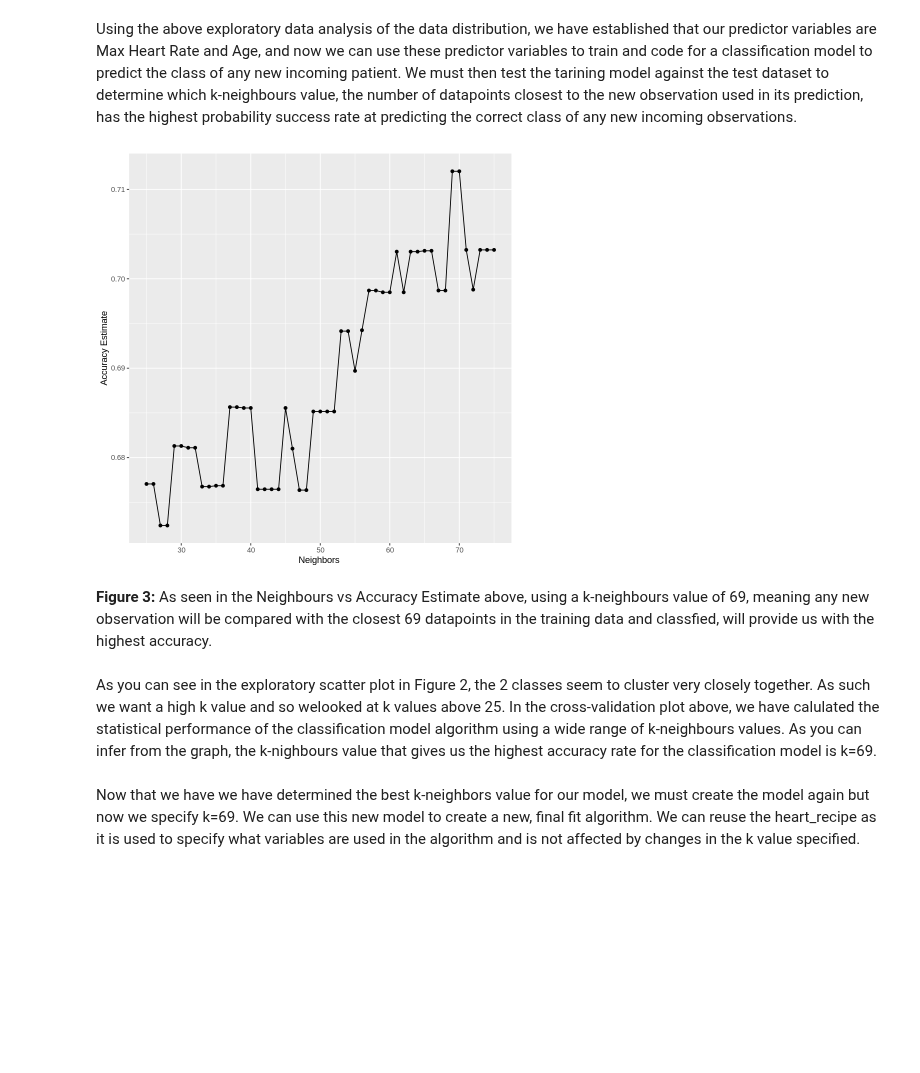
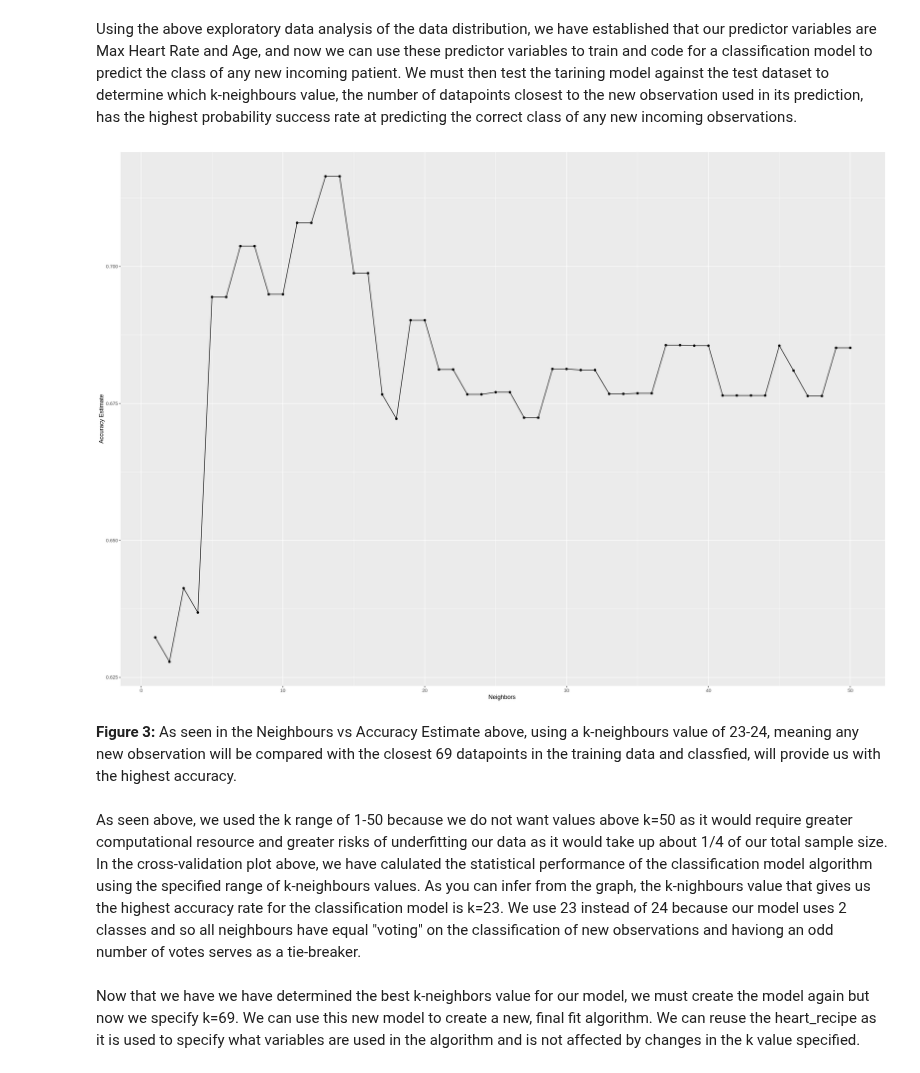
Before and after one commit to samdang03/DSCI-100_2022w2-Group-006, a Jupyter notebook: DCSI100-Final Project Report.ipynb, the cells around one changed output. Saved outputs shown, nothing was run; the diff lists cells and outputs as text; code cells hidden in the pictures; blank space fills up the shorter version.

Commit message:
Adjusted cross val plot

```diff
--- a/DCSI100-Final Project Report.ipynb
+++ b/DCSI100-Final Project Report.ipynb
@@ -236,35 +236,35 @@ Using the above exploratory data analysis of the data distribution, we have esta
 # %%
 set.seed(2221)
 heart_recipe <- recipe(risk_level ~ age+max_heartrate, data = cleveland_train) |>
                 step_normalize(all_predictors())
 
 heart_vfold <- vfold_cv(cleveland_train, v = 5, strata = risk_level)
 
 heart_tune <- nearest_neighbor(weight_func = "rectangular", neighbors = tune()) |>
   set_engine("kknn") |>
   set_mode("classification")
 
-k_vals <- tibble(neighbors = seq(from = 25, to = 75, by = 1))
+k_vals <- tibble(neighbors = seq(from = 1, to = 50, by = 1))
 
 heart_fit <- workflow() |>
     add_recipe(heart_recipe) |>
     add_model(heart_tune) |>
     tune_grid(resamples = heart_vfold, grid = k_vals) |>
     collect_metrics()
 
 accuracies <- heart_fit |>
       filter(.metric == "accuracy")
 
 cross_val_plot <- ggplot(accuracies, aes(x = neighbors, y = mean))+
       geom_point() +
       geom_line() +
       labs(x = "Neighbors ", y = "Accuracy Estimate")
 
 cross_val_plot
 # %% [output]
-[figure, old version]
+[figure, new version]
 # %% [markdown]
-**Figure 3:** As seen in the Neighbours vs Accuracy Estimate above, using a k-neighbours value of 69, meaning any new observation will be compared with the closest 69 datapoints in the training data and classfied, will provide us with the highest accuracy.
+**Figure 3:** As seen in the Neighbours vs Accuracy Estimate above, using a k-neighbours value of 23-24, meaning any new observation will be compared with the closest 69 datapoints in the training data and classfied, will provide us with the highest accuracy.
 # %% [markdown]
-As you can see in the exploratory scatter plot in Figure 2, the 2 classes seem to cluster very closely together. As such we want a high k value and so welooked at k values above 25. In the cross-validation plot above, we have calulated the statistical performance of the classification model algorithm using a wide range of k-neighbours values. As you can infer from the graph, the k-nighbours value that gives us the highest accuracy rate for the classification model is k=69.
+As seen above, we used the k range of 1-50 because we do not want values above k=50 as it would require greater computational resource and greater risks of underfitting our data as it would take up about 1/4 of our total sample size. In the cross-validation plot above, we have calulated the statistical performance of the classification model algorithm using the specified range of k-neighbours values. As you can infer from the graph, the k-nighbours value that gives us the highest accuracy rate for the classification model is k=23. We use 23 instead of 24 because our model uses 2 classes and so all neighbours have equal "voting" on the classification of new observations and haviong an odd number of votes serves as a tie-breaker.
 # %%
```
Also changed, not shown: parts of 2 cells of this notebook.
